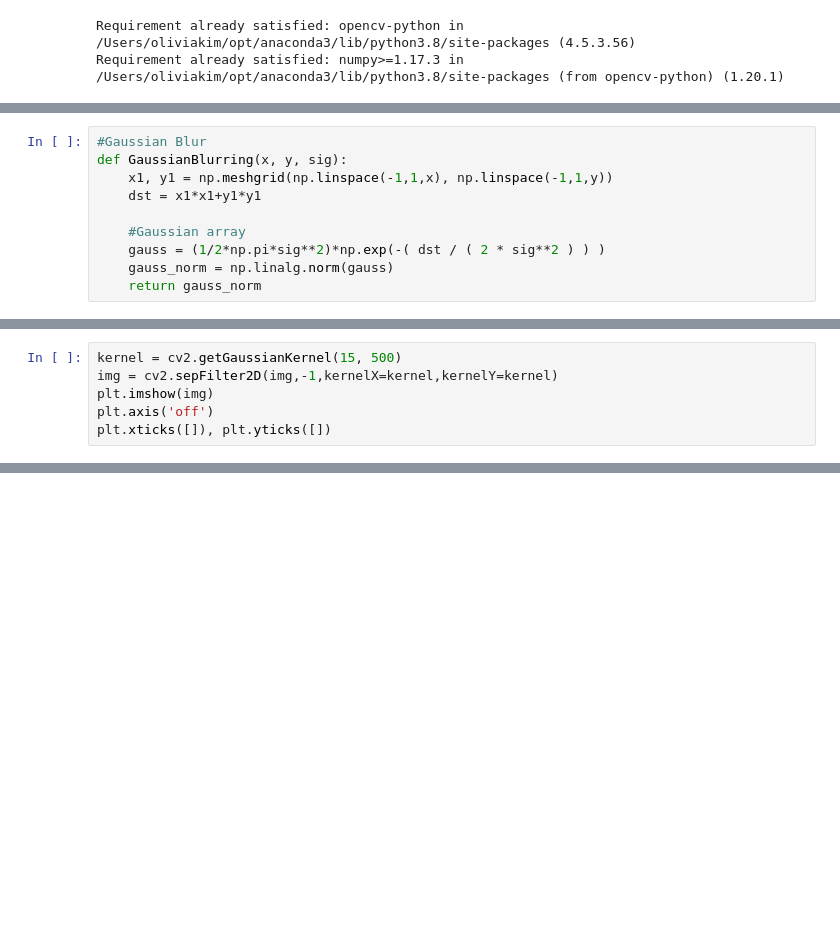
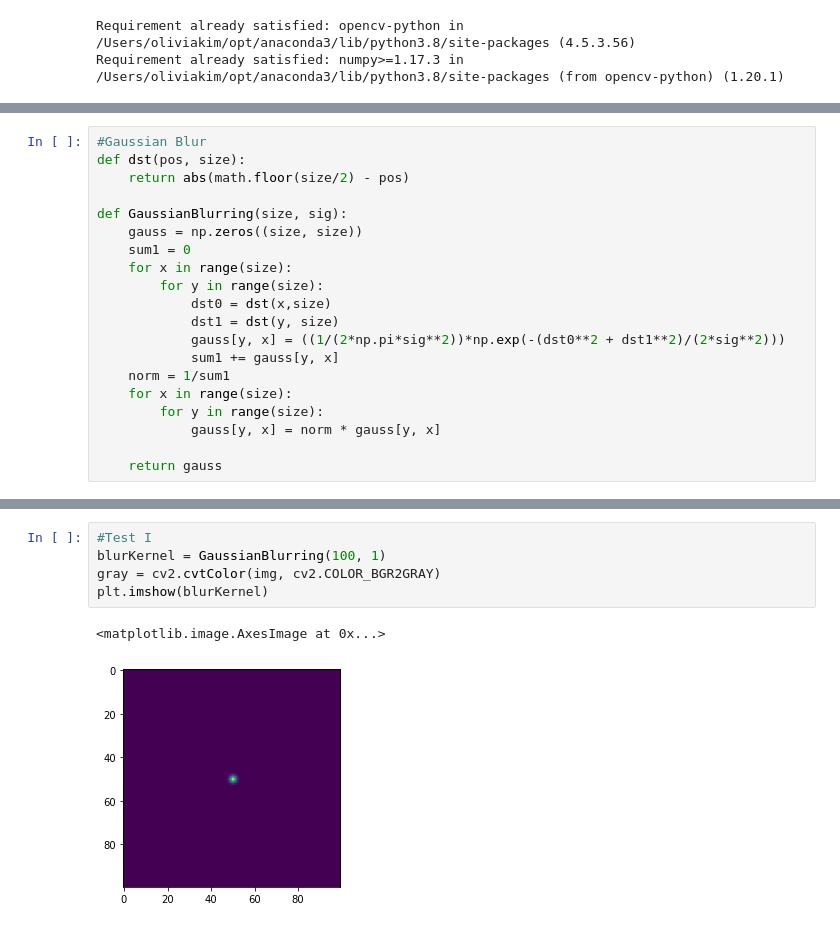
Before and after one commit to kimolivia0721/csc420, a Jupyter notebook: A1/CSC420 A1.ipynb, the cells around one changed output, grey strips where cells are left out. Saved outputs shown, nothing was run; the diff lists cells and outputs as text; blank space fills up the shorter version.

```diff
--- a/A1/CSC420 A1.ipynb
+++ b/A1/CSC420 A1.ipynb
@@ -24,10 +20,0 @@ img2.shape
-# %%
-#Gaussian Blur
-def GaussianBlurring(x, y, sig):
-    x1, y1 = np.meshgrid(np.linspace(-1,1,x), np.linspace(-1,1,y))
-    dst = x1*x1+y1*y1
-
-    #Gaussian array
-    gauss = (1/2*np.pi*sig**2)*np.exp(-( dst / ( 2 * sig**2 ) ) )
-    gauss_norm = np.linalg.norm(gauss)
-    return gauss_norm
@@ -52,6 +20,0 @@ array([[0.01831564, 0.01984093, 0.02145819, ..., 0.02145819, 0.01984093,
-# %%
-kernel = cv2.getGaussianKernel(15, 500)
-img = cv2.sepFilter2D(img,-1,kernelX=kernel,kernelY=kernel)
-plt.imshow(img)
-plt.axis('off')
-plt.xticks([]), plt.yticks([])
@@ -60,0 +21,20 @@ plt.xticks([]), plt.yticks([])
+# %%
+#Gaussian Blur
+def dst(pos, size):
+    return abs(math.floor(size/2) - pos)
+
+def GaussianBlurring(size, sig):
+    gauss = np.zeros((size, size))
+    sum1 = 0
+    for x in range(size):
+        for y in range(size):
+            dst0 = dst(x,size)
+            dst1 = dst(y, size)
+            gauss[y, x] = ((1/(2*np.pi*sig**2))*np.exp(-(dst0**2 + dst1**2)/(2*sig**2)))
+            sum1 += gauss[y, x]
+    norm = 1/sum1
+    for x in range(size):
+        for y in range(size):
+            gauss[y, x] = norm * gauss[y, x]
+
+    return gauss
@@ -60,0 +56,8 @@ plt.xticks([]), plt.yticks([])
+# %%
+#Test I
+blurKernel = GaussianBlurring(100, 1)
+gray = cv2.cvtColor(img, cv2.COLOR_BGR2GRAY)
+plt.imshow(blurKernel)
+# %% [output]
+<matplotlib.image.AxesImage at 0x...>
+[figure, added]
```
Also changed, not shown: parts of 11 cells of this notebook, 2 other files.
